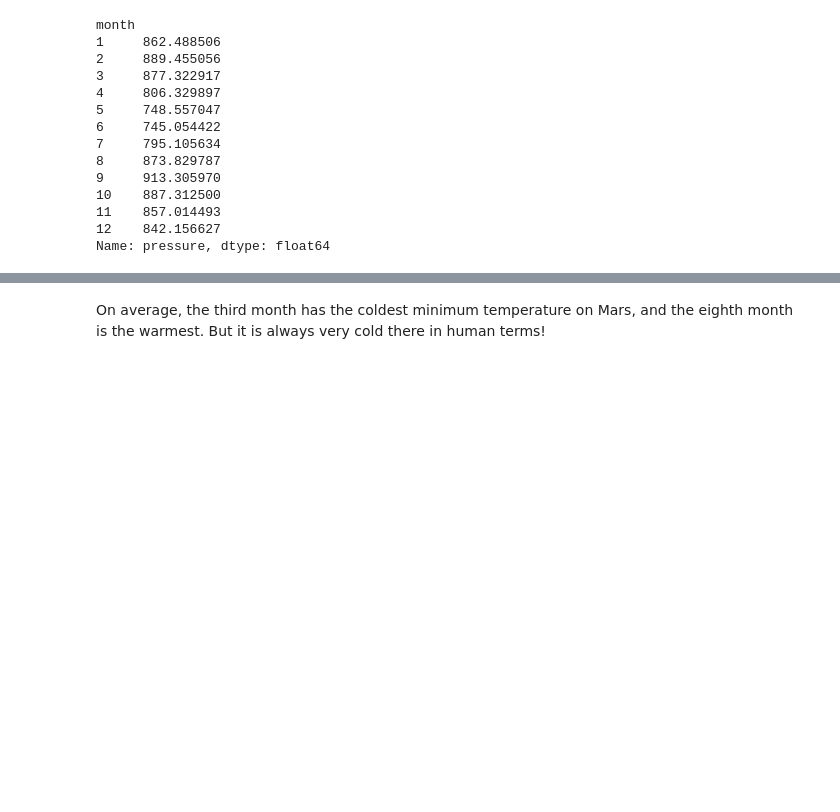
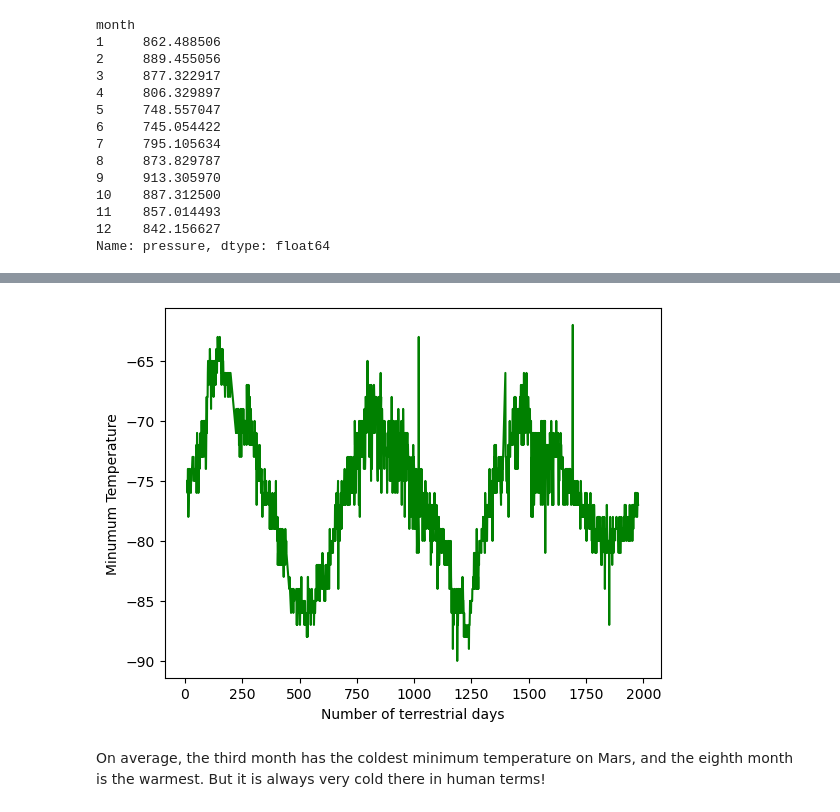
Before and after one commit to jmsavage2008/scraping, a Jupyter notebook: Starter_Code 18/part_2_mars_weather.ipynb, the cells around one changed output, grey strips where cells are left out. Cells and saved outputs as stored; diff of their text form; code cells hidden in the pictures; blank space fills up the shorter version.

```diff
--- a/Starter_Code 18/part_2_mars_weather.ipynb
+++ b/Starter_Code 18/part_2_mars_weather.ipynb
@@ -190,3 +239,15 @@ Name: pressure, dtype: float64
+# %%
+# 5. How many terrestrial (earth) days are there in a Martian year?
+#Create Data Frame using sol and min_temp
+graph_df = data_df[["sol", "min_temp"]]
+
+graph_df.plot(x="sol", y="min_temp", kind="line", color="green", legend=None)
+
+plt.xlabel("Number of terrestrial days")
+plt.ylabel("Minumum Temperature")
+plt.show()
+# %% [output]
+[figure, added]
 # %% [markdown]
 On average, the third month has the coldest minimum temperature on Mars, and the eighth month is the warmest. But it is always very cold there in human terms!
 # %% [markdown]
```
Also changed, not shown: parts of 17 cells of this notebook, 2 other files.
